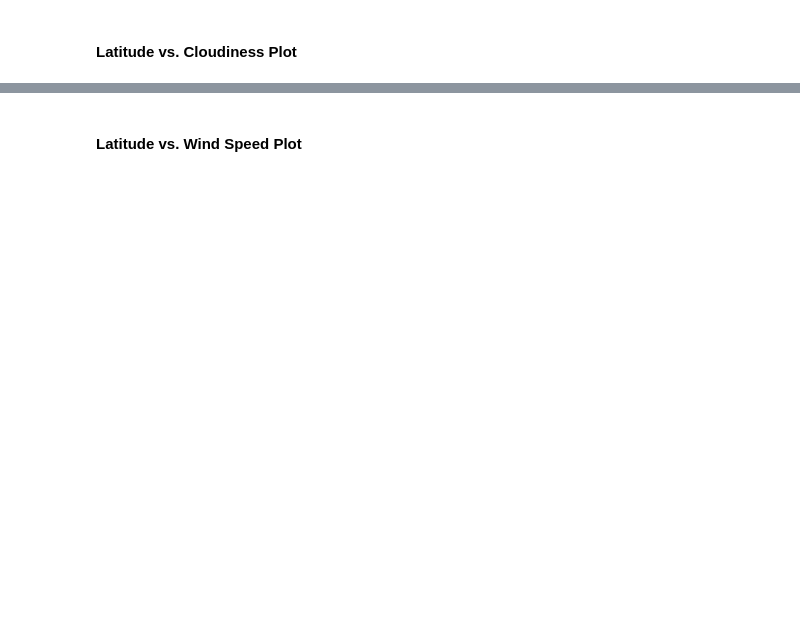
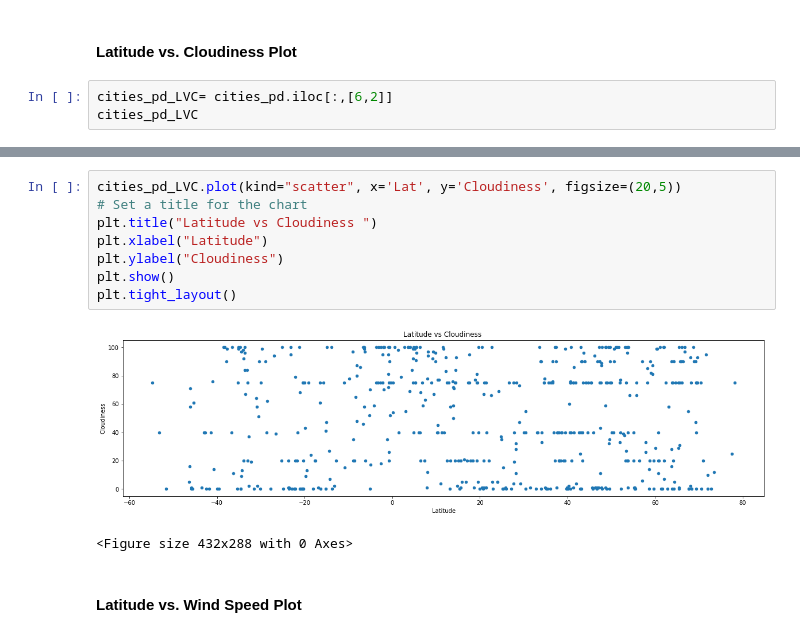
Before and after one commit to cmills39/API_Challenge, a Jupyter notebook: Instructions/WeatherPy.ipynb, the cells around one changed output, grey strips where cells are left out. Saved outputs shown, nothing was run; the diff lists cells and outputs as text; blank space fills up the shorter version.

```diff
--- a/Instructions/WeatherPy.ipynb
+++ b/Instructions/WeatherPy.ipynb
@@ -139,2 +195,5 @@ cities_pd.head()
 # %% [markdown]
 #### Latitude vs. Cloudiness Plot
+# %%
+cities_pd_LVC= cities_pd.iloc[:,[6,2]]
+cities_pd_LVC
@@ -141,2 +214,13 @@ cities_pd.head()
+# %%
+cities_pd_LVC.plot(kind="scatter", x='Lat', y='Cloudiness', figsize=(20,5))
+# Set a title for the chart
+plt.title("Latitude vs Cloudiness ")
+plt.xlabel("Latitude")
+plt.ylabel("Cloudiness")
+plt.show()
+plt.tight_layout()
+# %% [output]
+[figure, added]
+<Figure size 432x288 with 0 Axes>
 # %% [markdown]
 #### Latitude vs. Wind Speed Plot
```
Also changed, not shown: parts of 26 cells of this notebook.
